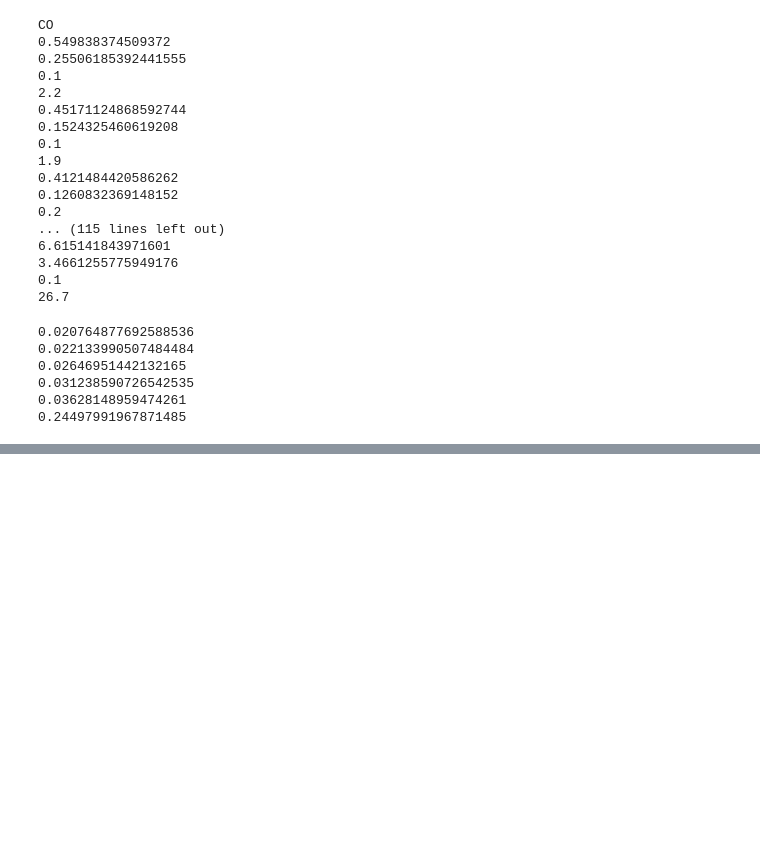
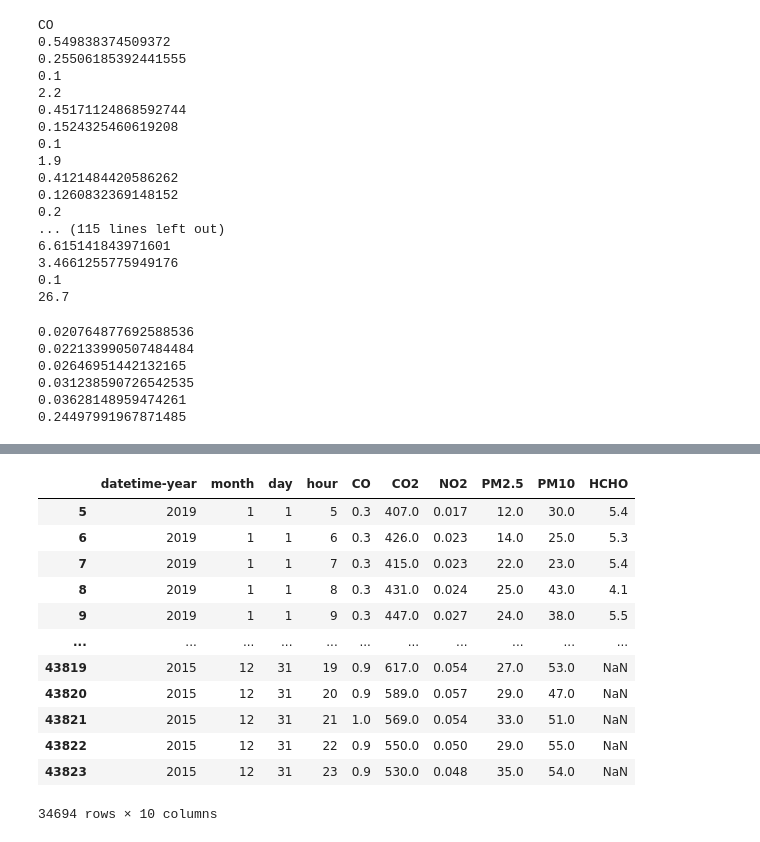
Before and after one commit to tbnsok40/Busan-aqms-subway, a Jupyter notebook: preprocessing Nampo, Sasang.ipynb, the cells around one changed output, grey strips where cells are left out. Cells and saved outputs as stored; diff of their text form; code cells hidden in the pictures; blank space fills up the shorter version.

```diff
--- a/preprocessing Nampo, Sasang.ipynb
+++ b/preprocessing Nampo, Sasang.ipynb
@@ -394,0 +475,19 @@ print(((((ss['HCHO']==0)).sum())+(ss['HCHO'].isnull().sum())) / 43824)
+# %%
+ss_non = ss.loc[((ss['hour']<5))]
+ss_non
+ss_op = ss.loc[((ss['hour']>=5))]
+ss_op
+# %% [output]
+|  | datetime-year | month | day | hour | CO | CO2 | NO2 | PM2.5 | PM10 | HCHO |
+| 5 | 2019 | 1 | 1 | 5 | 0.3 | 407.0 | 0.017 | 12.0 | 30.0 | 5.4 |
+| 6 | 2019 | 1 | 1 | 6 | 0.3 | 426.0 | 0.023 | 14.0 | 25.0 | 5.3 |
+| 7 | 2019 | 1 | 1 | 7 | 0.3 | 415.0 | 0.023 | 22.0 | 23.0 | 5.4 |
+| 8 | 2019 | 1 | 1 | 8 | 0.3 | 431.0 | 0.024 | 25.0 | 43.0 | 4.1 |
+| 9 | 2019 | 1 | 1 | 9 | 0.3 | 447.0 | 0.027 | 24.0 | 38.0 | 5.5 |
+| ... | ... | ... | ... | ... | ... | ... | ... | ... | ... | ... |
+| 43819 | 2015 | 12 | 31 | 19 | 0.9 | 617.0 | 0.054 | 27.0 | 53.0 | NaN |
+| 43820 | 2015 | 12 | 31 | 20 | 0.9 | 589.0 | 0.057 | 29.0 | 47.0 | NaN |
+| 43821 | 2015 | 12 | 31 | 21 | 1.0 | 569.0 | 0.054 | 33.0 | 51.0 | NaN |
+| 43822 | 2015 | 12 | 31 | 22 | 0.9 | 550.0 | 0.050 | 29.0 | 55.0 | NaN |
+| 43823 | 2015 | 12 | 31 | 23 | 0.9 | 530.0 | 0.048 | 35.0 | 54.0 | NaN |
+34694 rows × 10 columns
```
Also changed, not shown: parts of 6 cells of this notebook, 3 other files.
